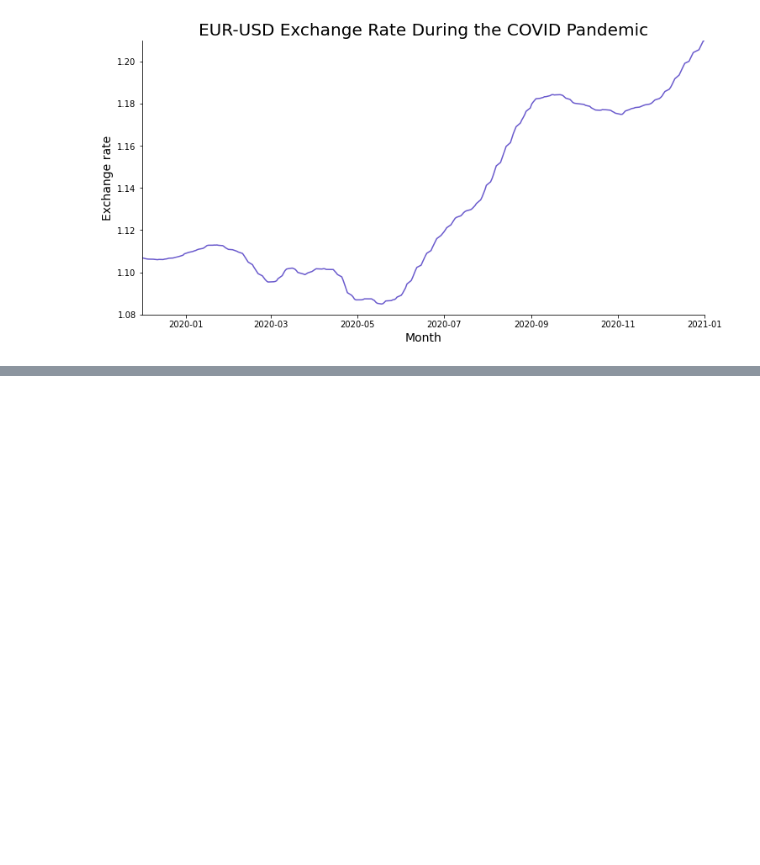
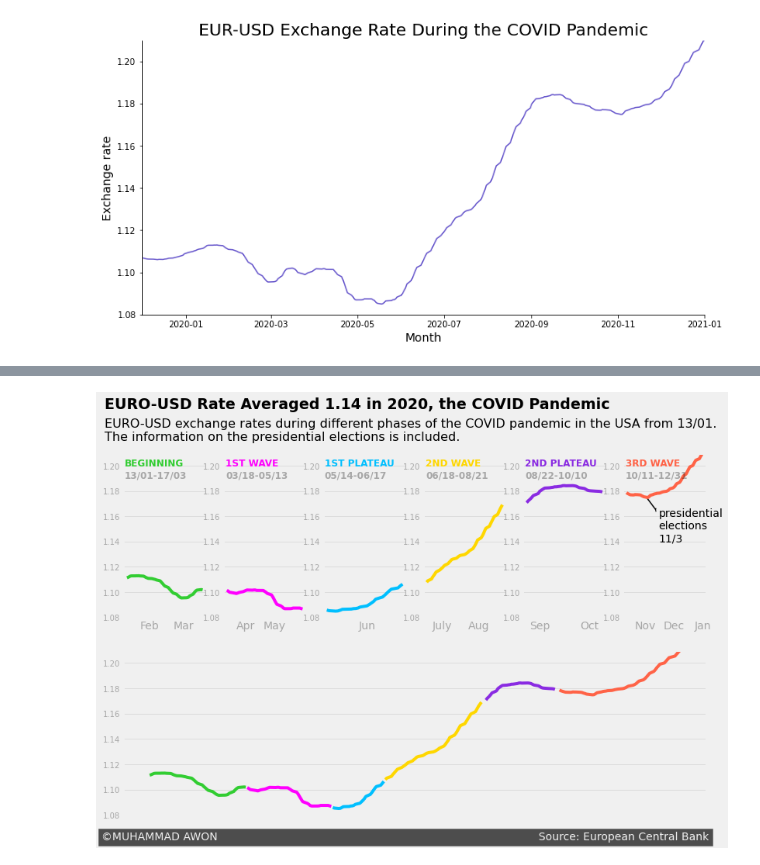
Before and after one commit to MuhammadAwon/datascience-projects, a Jupyter notebook: Projects/storytelling-data-visualization-on-exchange-rates/data-visualization-on-exchange-rates.ipynb, the cells around one changed output, grey strips where cells are left out. Drawn from its saved outputs; the diff is of its cells as text; code cells hidden in the pictures; blank space fills up the shorter version.

Commit message:
modify data visualization on exchange rates project

```diff
--- a/Projects/storytelling-data-visualization-on-exchange-rates/data-visualization-on-exchange-rates.ipynb
+++ b/Projects/storytelling-data-visualization-on-exchange-rates/data-visualization-on-exchange-rates.ipynb
@@ -262,0 +297,14 @@ plt.show()
+# %%
+# Extract data from 'euro_to_dollar' of year 2020
+year_2020_usa = euro_to_dollar.copy()[(euro_to_dollar['Time'].dt.year==2020)]
+# Extract data from begining to covid (Jan 13th) till the end of year
+covid_2020_usa = (year_2020_usa.copy()[(year_2020_usa['Time'].dt.month == 1) & (year_2020_usa['Time'].dt.day >= 13)
+                      | (year_2020_usa['Time'].dt.month > 1)])
+
+# Create a Dataframe for each covid phase in the usa in 2020
+beginning_usa = covid_2020_usa.copy()[(covid_2020_usa['Time'] >= '2020-01-13') & (covid_2020_usa['Time'] <= '2020-03-17')]
+wave_1_usa = covid_2020_usa.copy()[(covid_2020_usa['Time'] >= '2020-03-18') & (covid_2020_usa['Time'] <= '2020-05-13')]
+plateau_1_usa = covid_2020_usa.copy()[(covid_2020_usa['Time'] >= '2020-05-14') & (covid_2020_usa['Time'] <= '2020-06-17')]
+wave_2_usa = covid_2020_usa.copy()[(covid_2020_usa['Time'] >= '2020-06-18') & (covid_2020_usa['Time'] <= '2020-08-21')]
+plateau_2_usa = covid_2020_usa.copy()[(covid_2020_usa['Time'] >= '2020-08-22') & (covid_2020_usa['Time'] <= '2020-10-10')]
+wave_3_usa = covid_2020_usa.copy()[(covid_2020_usa['Time'] >= '2020-10-11')]
@@ -262,0 +322,75 @@ plt.show()
+# %%
+style.use('fivethirtyeight')
+
+plt.figure(figsize=(12,8))
+ax1 = plt.subplot(2,6,1)
+ax2 = plt.subplot(2,6,2)
+ax3 = plt.subplot(2,6,3)
+ax4 = plt.subplot(2,6,4)
+ax5 = plt.subplot(2,6,5)
+ax6 = plt.subplot(2,6,6)
+ax7 = plt.subplot(2,1,2)
+
+axes = [ax1, ax2, ax3, ax4, ax5, ax6, ax7]
+for ax in axes:
+    ax.set_ylim(1.08, 1.21)
+    ax.set_yticks([1.08, 1.10, 1.12, 1.14, 1.16, 1.18, 1.20])
+    ax.set_yticklabels(['1.08', '1.10', '1.12', '1.14', '1.16', '1.18', '1.20'],
+                       alpha=0.3, fontsize=10)
+    ax.yaxis.grid(True, alpha=0.5)
+    ax.xaxis.grid(False)
+
+ax1.plot(beginning_usa['Time'], beginning_usa['rolling_mean_30'], color='limegreen')
+ax1.set_xticklabels(['', '', 'Feb', '', '', '', 'Mar', '', ''], alpha=0.3)
+ax1.text(18272, 1.2, 'BEGINNING', fontsize=12, fontweight='bold', color='limegreen')
+ax1.text(18272, 1.19, '13/01-17/03', fontsize=12, fontweight='bold', alpha=0.3)
+
+ax2.plot(wave_1_usa['Time'], wave_1_usa['rolling_mean_30'], color='magenta')
+ax2.set_xticklabels(['', 'Apr', '', '', 'May', '', ''], alpha=0.3)
+ax2.text(18338, 1.2, '1ST WAVE', fontsize=12, fontweight='bold', color='magenta')
+ax2.text(18338, 1.19, '03/18-05/13', fontsize=12, fontweight='bold', alpha=0.3)
+
+ax3.plot(plateau_1_usa['Time'], plateau_1_usa['rolling_mean_30'], color='deepskyblue')
+ax3.set_xticklabels(['', '', '', '', '', 'Jun', '', '', '', ''], alpha=0.3)
+ax3.text(18395, 1.2, '1ST PLATEAU', fontsize=12, fontweight='bold', color='deepskyblue')
+ax3.text(18395, 1.19, '05/14-06/17', fontsize=12, fontweight='bold', alpha=0.3)
+
+ax4.plot(wave_2_usa['Time'], wave_2_usa['rolling_mean_30'], color='gold')
+ax4.set_xticklabels(['', '', 'July', '', '', '', 'Aug', '', '', ''], alpha=0.3)
+ax4.text(18430, 1.2, '2ND WAVE', fontsize=12, fontweight='bold', color='gold')
+ax4.text(18430, 1.19, '06/18-08/21', fontsize=12, fontweight='bold', alpha=0.3)
+
+ax5.plot(plateau_2_usa['Time'], plateau_2_usa['rolling_mean_30'], color='blueviolet')
+ax5.set_xticklabels(['', 'Sep', '', '', '', 'Oct', ''], alpha=0.3)
+ax5.text(18497, 1.2, '2ND PLATEAU', fontsize=12, fontweight='bold', color='blueviolet')
+ax5.text(18497, 1.19, '08/22-10/10', fontsize=12, fontweight='bold', alpha=0.3)
+
+ax6.plot(wave_3_usa['Time'], wave_3_usa['rolling_mean_30'], color='tomato')
+ax6.set_xticklabels(['', 'Nov', '', 'Dec', '', 'Jan'], alpha=0.3)
+ax6.text(18546, 1.2, '3RD WAVE', fontsize=12, fontweight='bold', color='tomato')
+ax6.text(18546, 1.19, '10/11-12/31', fontsize=12, fontweight='bold', alpha=0.3)
+ax6.arrow(18568, 1.175, 10, -0.01, color='black')
+ax6.annotate('presidential\nelections\n11/3', xy=(18581, 1.14))
+
+ax7.plot(beginning_usa['Time'], beginning_usa['rolling_mean_30'], color='limegreen')
+ax7.plot(wave_1_usa['Time'], wave_1_usa['rolling_mean_30'], color='magenta')
+ax7.plot(plateau_1_usa['Time'], plateau_1_usa['rolling_mean_30'], color='deepskyblue')
+ax7.plot(wave_2_usa['Time'], wave_2_usa['rolling_mean_30'], color='gold')
+ax7.plot(plateau_2_usa['Time'], plateau_2_usa['rolling_mean_30'], color='blueviolet')
+ax7.plot(wave_3_usa['Time'], wave_3_usa['rolling_mean_30'], color='tomato')
+ax7.set_xticks([])
+
+rate_avg = round(covid_2020_usa['rolling_mean_30'].mean(),2)
+# Add title
+ax1.text(18255, 1.245, f'EURO-USD Rate Averaged {rate_avg} in 2020, the COVID Pandemic',
+         fontsize=19, fontweight='bold')
+# Add subtitle
+ax1.text(18255, 1.22, '''EURO-USD exchange rates during different phases of the COVID pandemic in the USA from 13/01.
+The information on the presidential elections is included.''', fontsize=16)
+# Generate signature bar
+ax7.text(18242, 1.06, '©MUHAMMAD AWON' + ' '*92 + 'Source: European Central Bank',
+        color='#f0f0f0', backgroundcolor='#4d4d4d', size=14)
+
+plt.show()
+# %% [output]
+[figure, added]
```
Also changed, not shown: parts of 6 cells of this notebook.
